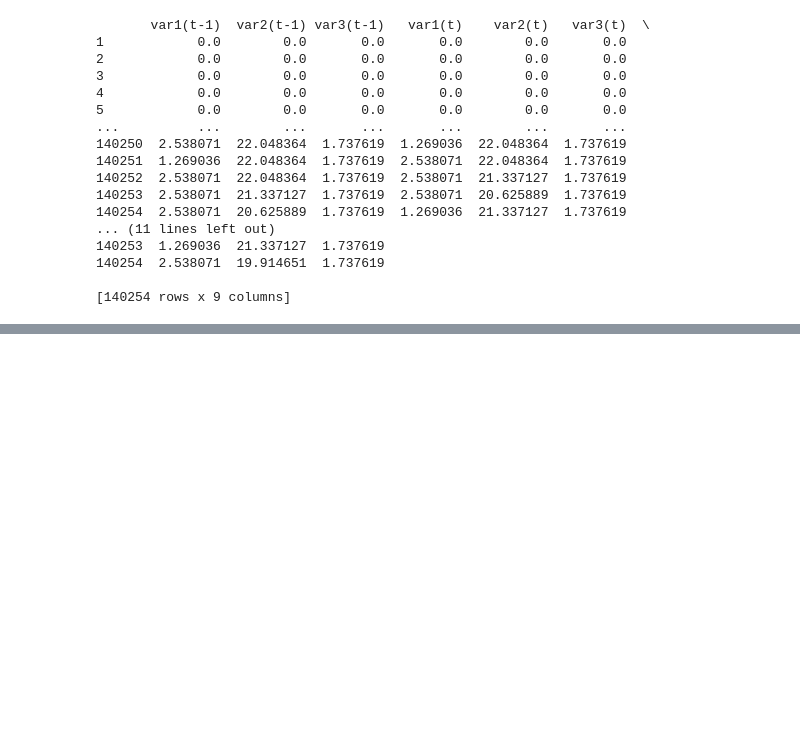
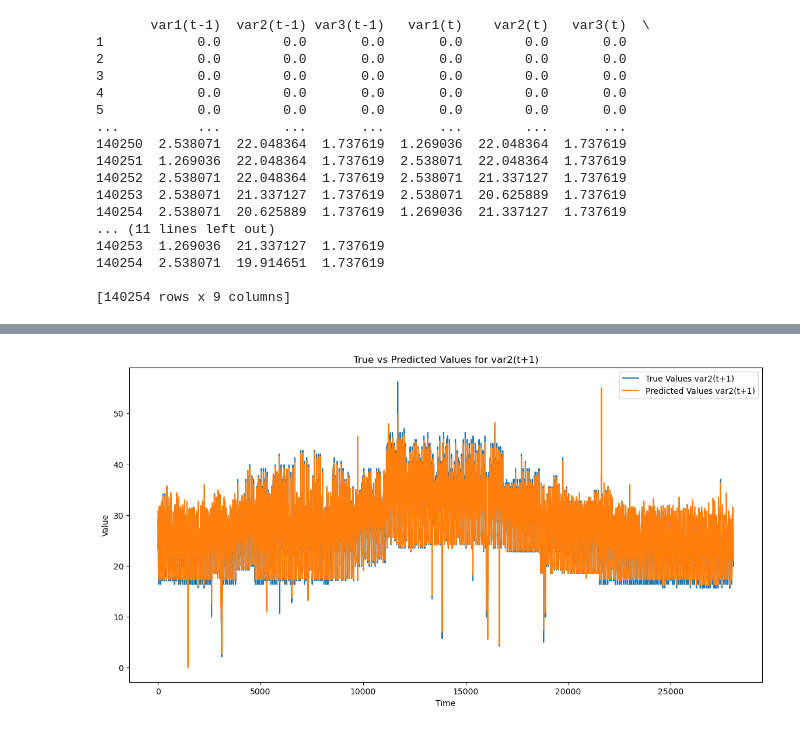
Before and after one commit to hiepdaoquang704/LT_Cho_AI, a Jupyter notebook: w12/w12.ipynb, the cells around one changed output, grey strips where cells are left out. Cells and saved outputs as stored; diff of their text form; code cells hidden in the pictures; blank space fills up the shorter version.

```diff
--- a/w12/w12.ipynb
+++ b/w12/w12.ipynb
@@ -255,0 +264,11 @@ KeyError: 'RandomForestRegressor'
+# %%
+plt.figure(figsize=(14, 7))
+plt.plot(y_test_rescaled[:, 1], label='True Values var2(t+1)')
+plt.plot(y_pred_rescaled[:, 1], label='Predicted Values var2(t+1)')
+plt.xlabel('Time')
+plt.ylabel('Value')
+plt.title('True vs Predicted Values for var2(t+1)')
+plt.legend()
+plt.show()
+# %% [output]
+[figure, added]
```
Also changed, not shown: parts of 10 cells of this notebook, 5 other files.
